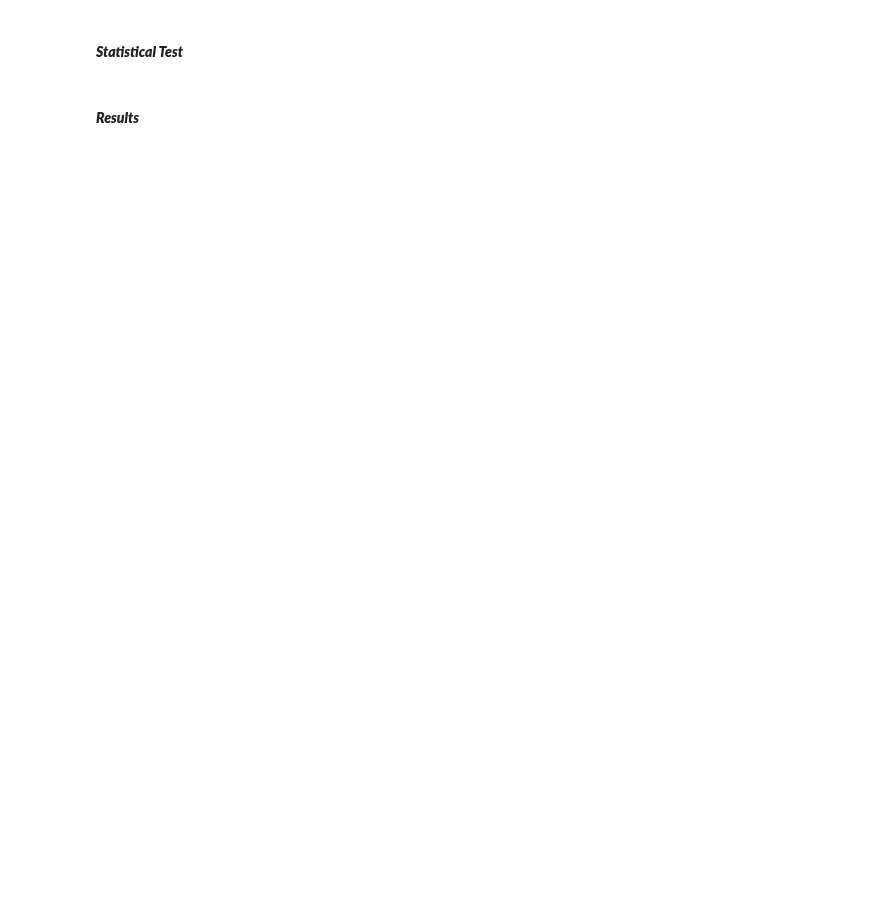
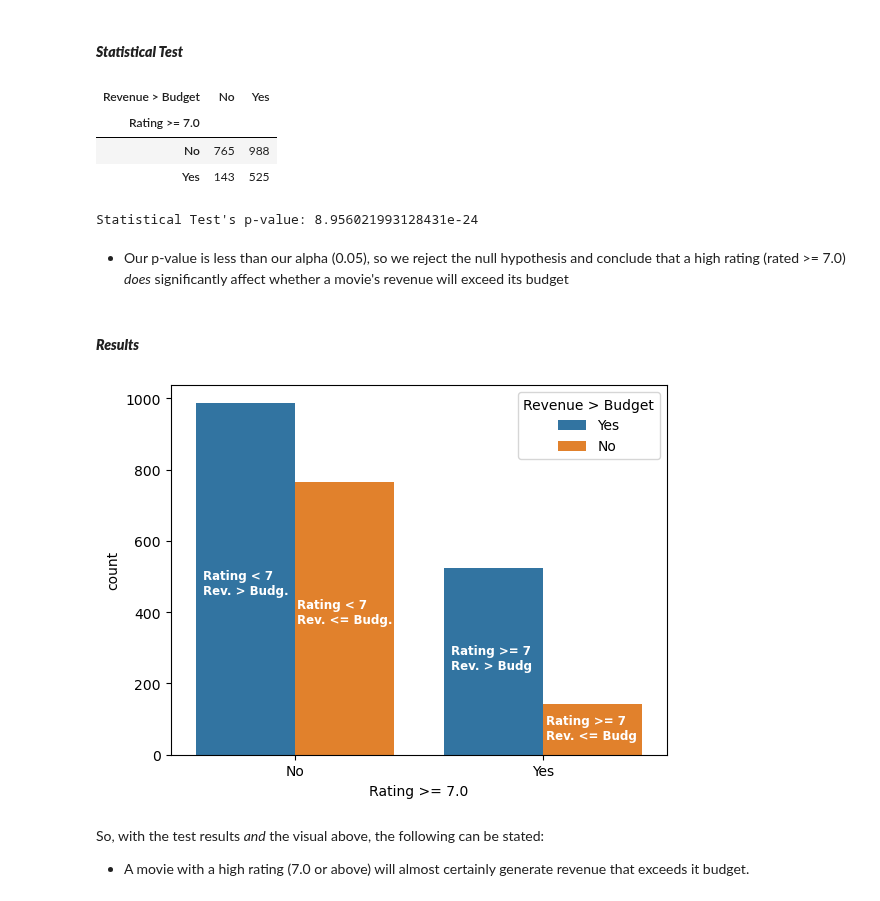
Before and after one commit to john-a-dixon/movie-success-analysis, a Jupyter notebook: 4-hypothesis-testing.ipynb, the cells around one changed output. Drawn from its saved outputs; the diff is of its cells as text; code cells hidden in the pictures; blank space fills up the shorter version.

Commit message:
Finished the three tests. Now to revise. First, a break.

```diff
--- a/4-hypothesis-testing.ipynb
+++ b/4-hypothesis-testing.ipynb
@@ -391,0 +384,14 @@ df3
+# %%
+# Get all movies with budget and revenue info greater than 0
+query = """
+SELECT r.averageRating >= 7.0 AS "Rating >= 7.0", d.revenue > d.budget AS "Revenue > Budget"
+FROM title_ratings AS r
+JOIN tmdb_data AS d
+  ON r.tconst = d.imdb_id
+WHERE revenue > 0
+  AND budget > 0;
+"""
+df3 = pd.read_sql(query, engine)
+df3["Rating >= 7.0"].replace({0: "No", 1: "Yes"}, inplace=True)
+df3["Revenue > Budget"].replace({0: "No", 1: "Yes"}, inplace=True)
+df3.info()
@@ -392,4 +408,34 @@ df3
 # %% [markdown]
 #### **_Statistical Test_**
+# %%
+# Obtain the contingency table
+cross_tab = pd.crosstab(df3["Rating >= 7.0"], df3["Revenue > Budget"])
+cross_tab
+# %% [output]
+| Revenue > Budget | No | Yes |
+| Rating >= 7.0 |  |  |
+| No | 765 | 988 |
+| Yes | 143 | 525 |
+# %%
+# Perform the test
+result = stats.chi2_contingency(cross_tab)
+_, p, _, _ = result
+print("Statistical Test's p-value:", p)
+# %% [output]
+Statistical Test's p-value: 8.956021993128431e-24
+# %% [markdown]
+- Our p-value is less than our alpha (0.05), so we reject the null hypothesis and conclude that a high rating (rated >= 7.0) _does_ significantly affect whether a movie's revenue will exceed its budget
 # %% [markdown]
 #### **_Results_**
+# %%
+sns.countplot(data=df3, x="Rating >= 7.0", hue="Revenue > Budget")
+plt.text(-0.37, 450, "Rating < 7\nRev. > Budg.", fontsize=8.5, color="white", fontweight="bold");
+plt.text(0.01, 370, "Rating < 7\nRev. <= Budg.", fontsize=8.5, color="white", fontweight="bold");
+plt.text(0.63, 240, "Rating >= 7\nRev. > Budg", fontsize=8.5, color="white", fontweight="bold");
+plt.text(1.015, 45, "Rating >= 7\nRev. <= Budg", fontsize=8.5, color="white", fontweight="bold");
+# %% [output]
+[figure, added]
+# %% [markdown]
+ So, with the test results _and_ the visual above, the following can be stated:
+
+- A movie with a high rating (7.0 or above) will almost certainly generate revenue that exceeds it budget.
```
Also changed, not shown: parts of 18 cells of this notebook.
